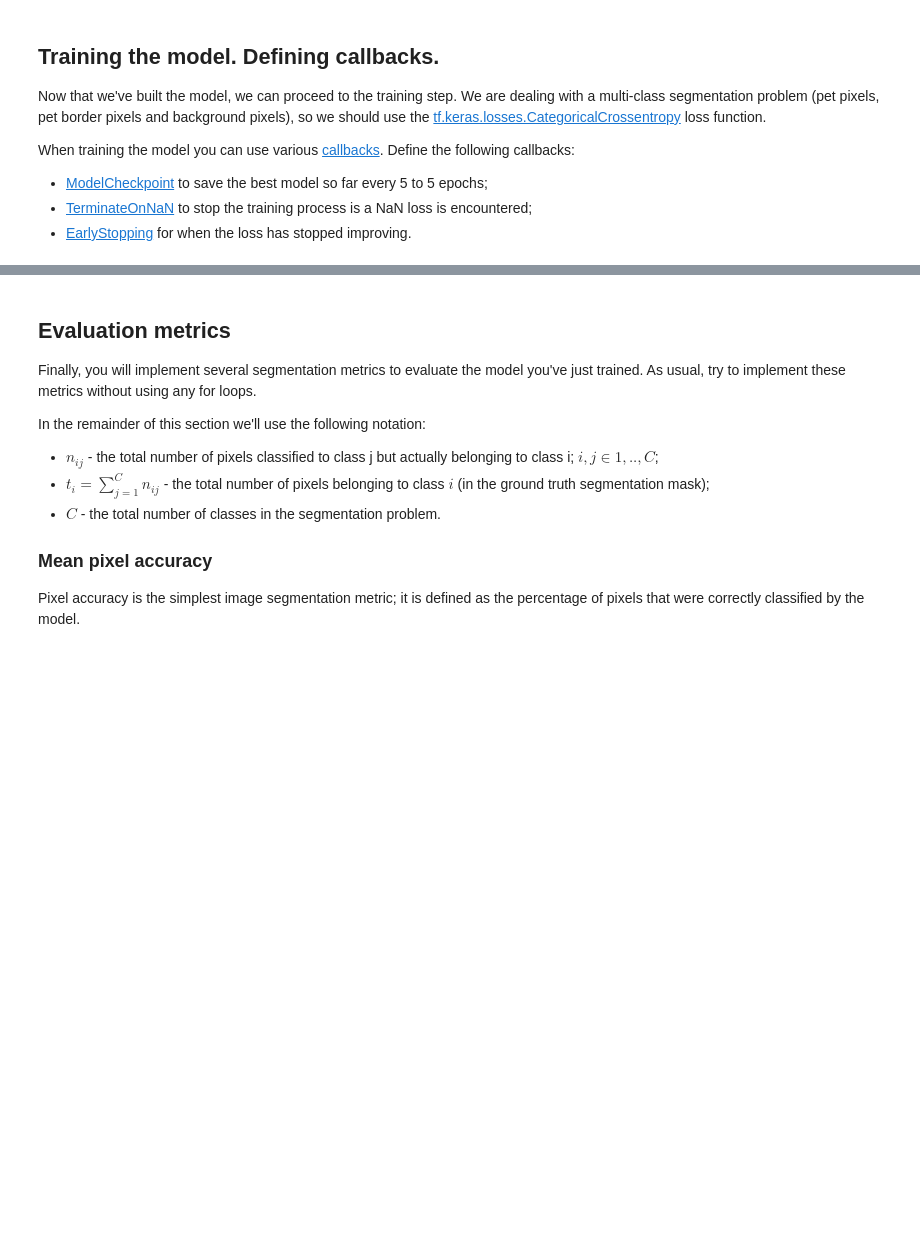
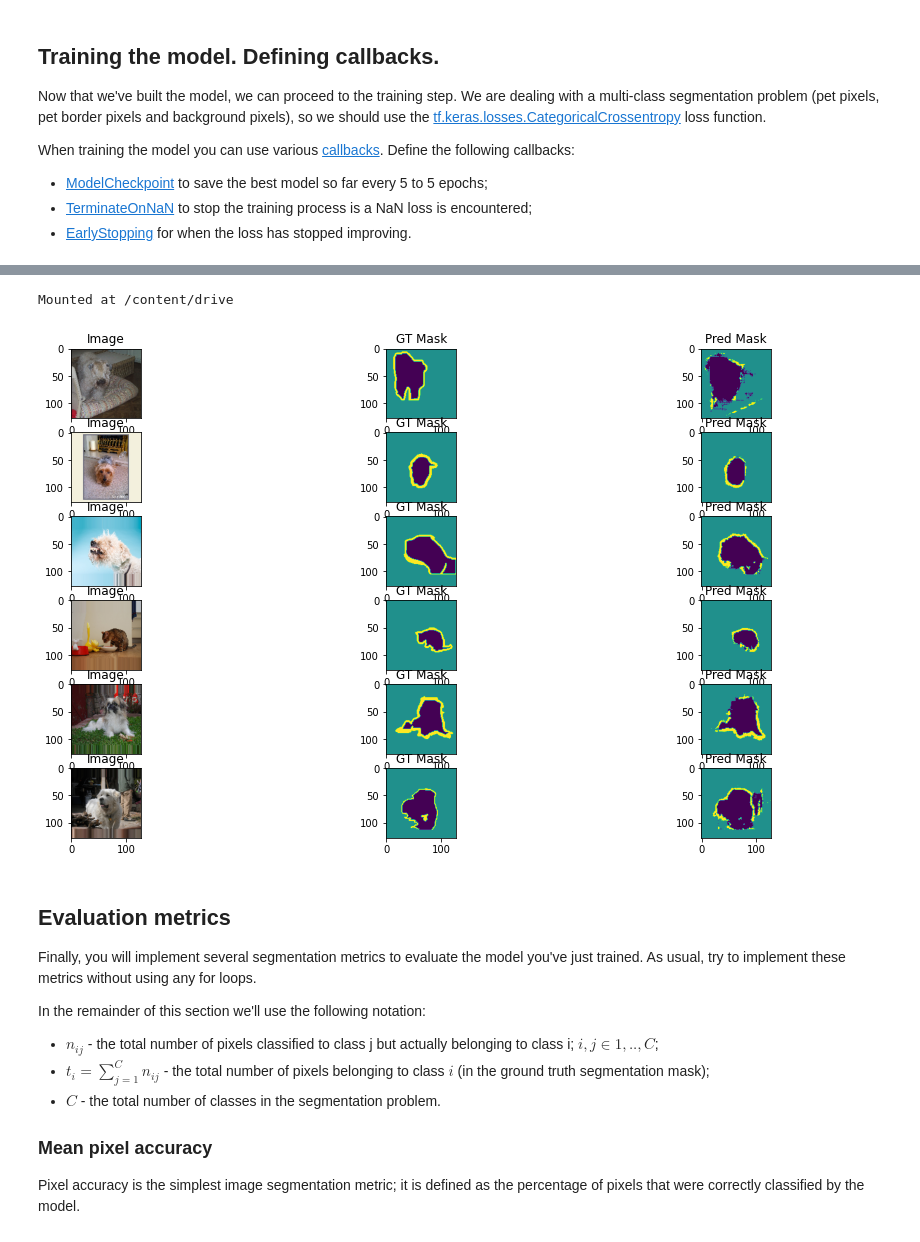
Before and after one commit to Calandrinon/Computer-Vision-And-Deep-Learning, a Jupyter notebook: Labs/Lab-5/CVDL Laboratory 5.ipynb, the cells around one changed output, grey strips where cells are left out. Drawn from its saved outputs; the diff is of its cells as text; code cells hidden in the pictures; blank space fills up the shorter version.

```diff
--- a/Labs/Lab-5/CVDL Laboratory 5.ipynb
+++ b/Labs/Lab-5/CVDL Laboratory 5.ipynb
@@ -468,3 +484,32 @@ plt.show()
+# %%
+from google.colab import drive
+drive.mount('/content/drive')
+# %% [output]
+Mounted at /content/drive
+# %%
+model = build_unet((128, 128, 3), 3)
+model.load_weights('./training_checkpoints/model_final.h5')
+
+# now let's see some predictions
+batch_x, batch_y = val_generator[0]
+predictions = model.predict(batch_x)
+predictions = tf.argmax(predictions, axis=-1)
+fig, axes = plt.subplots(nrows=6, ncols=3, figsize=[16, 9])
+
+for i in range(len(axes)):
+    axes[i][0].imshow(batch_x[i])
+    axes[i][0].set_title('Image')
+
+    axes[i][1].imshow(batch_y[i][:, :, 0])
+    axes[i][1].set_title('GT Mask')
+
+    # pred_mask = model.predict(image)
+    axes[i][2].imshow(predictions[i] )
+    axes[i][2].set_title('Pred Mask')
+
+plt.show()
+# %% [output]
+[figure, added]
 # %% [markdown]
 ## Evaluation metrics
 
```
Also changed, not shown: parts of 7 cells of this notebook.
